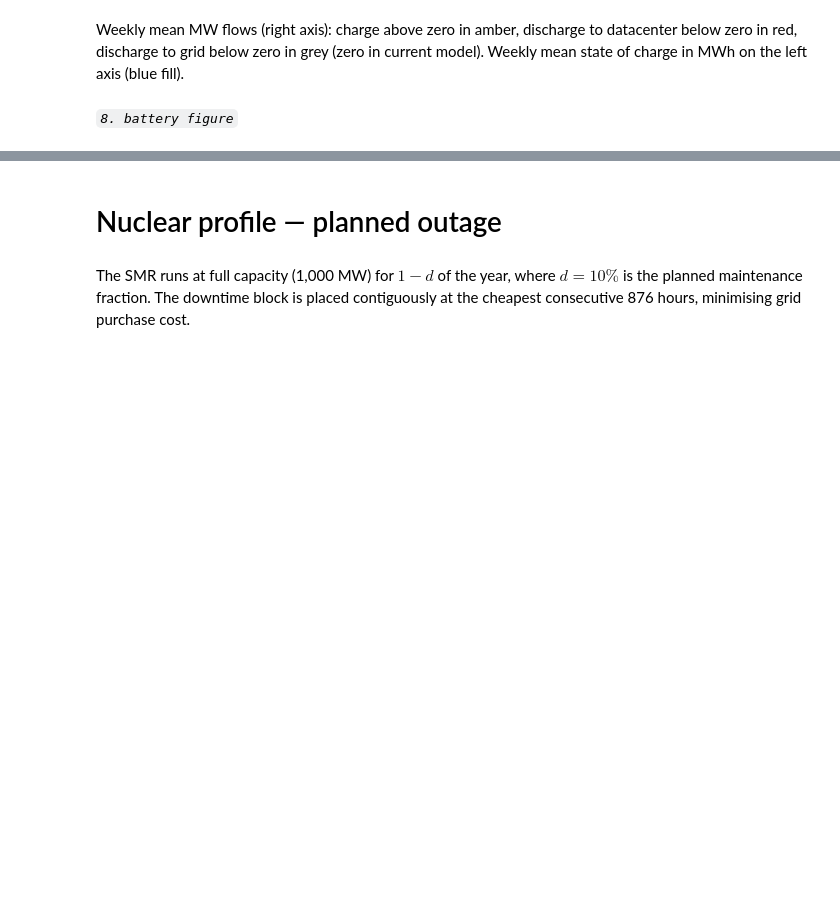
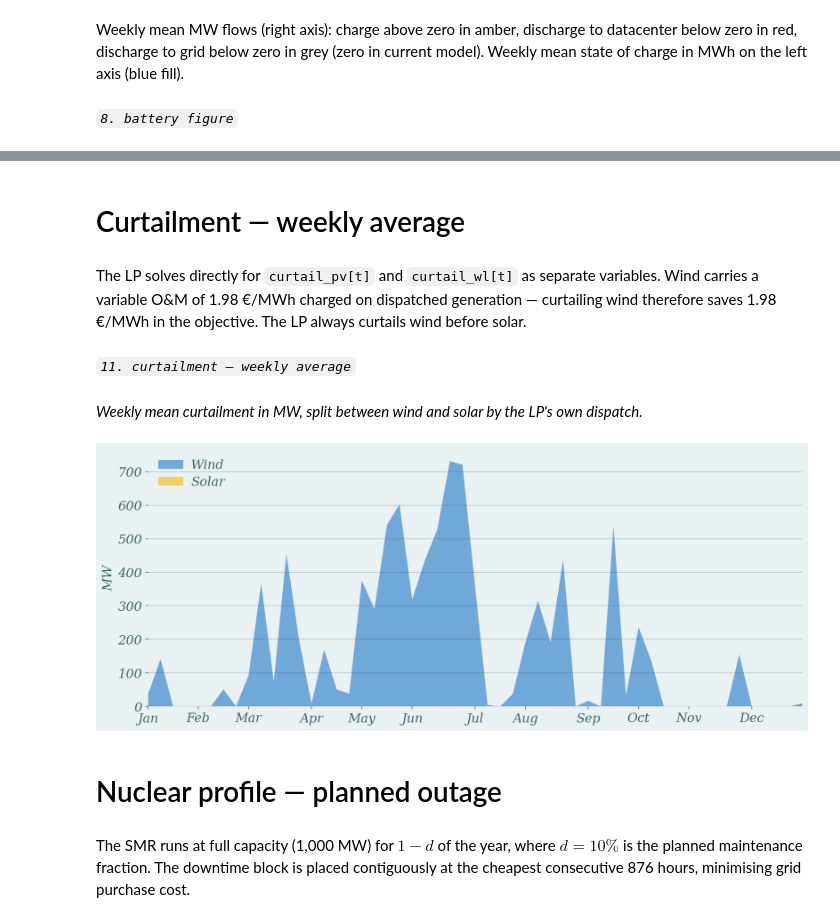
Before and after one commit to cfn368/on_site_datacenter_mdl, a Jupyter notebook: 3_time_series.ipynb, the cells around one changed output, grey strips where cells are left out. Cells and saved outputs as stored; diff of their text form; code cells hidden in the pictures; blank space fills up the shorter version.

Commit message:
with curtailment split

```diff
--- a/3_time_series.ipynb
+++ b/3_time_series.ipynb
@@ -141,5 +141,51 @@ plot_battery(batt_week, idx_week, save_path='figures/3_ve_battery.png')
 (<Figure size 1800x900 with 2 Axes>,
  (<Axes: ylabel='GWh stored'>, <Axes: ylabel='MW'>))
+# %% [markdown]
+# Curtailment — weekly average
+# %% [markdown]
+The LP solves directly for `curtail_pv[t]` and `curtail_wl[t]` as separate variables. Wind carries a variable O&M of 1.98 €/MWh charged on dispatched generation — curtailing wind therefore saves 1.98 €/MWh in the objective. The LP always curtails wind before solar.
+# %% [markdown]
+*`11. curtailment — weekly average`*
+# %% [markdown]
+*Weekly mean curtailment in MW, split between wind and solar by the LP's own dispatch.*
+# %%
+# 11. curtailment — weekly average
+lp      = ve.lp_detail()
+curt_pv = lp['curtail_pv']
+curt_wl = lp['curtail_wl']
+
+curt_week, idx_w = aggregate_dispatch({'pv': curt_pv, 'wind': curt_wl}, dates, 'W')
+
+ticks, labs = [], []
+for m in range(1, 13):
+    pos = np.where(idx_w.month == m)[0]
+    if not len(pos):
+        continue
+    gaps = np.where(np.diff(pos) > 1)[0]
+    if len(gaps):
+        pos = pos[:gaps[0] + 1]
+    ticks.append(pos[0])
+    labs.append(MAANED_EN[m - 1])
+
+x = np.arange(len(idx_w))
+C = DISPATCH_COLORS
+fig, ax = plt.subplots(figsize=(12, 5))
+ax.stackplot(x, curt_week['wind'], curt_week['pv'],
+             labels=['Wind', 'Solar'],
+             colors=[C['wind'], C['pv']], alpha=0.85, linewidth=0)
+
+ax.set_xlim(0, len(x) - 1)
+ax.set_xticks(ticks)
+ax.set_xticklabels(labs)
+ax.set_ylabel('MW')
+ax.legend(loc='upper left')
+ax.grid(linewidth=1., alpha=0.25, color='#3F6469', axis='y')
+
+plt.tight_layout()
+fig.savefig('figures/3_ve_curtailment_weekly.png', dpi=300)
+plt.show()
+# %% [output]
+[figure, added]
 # %% [markdown]
 # Nuclear profile — planned outage
 # %% [markdown]
```
Also changed, not shown: parts of 5 cells of this notebook, 18 other files.
